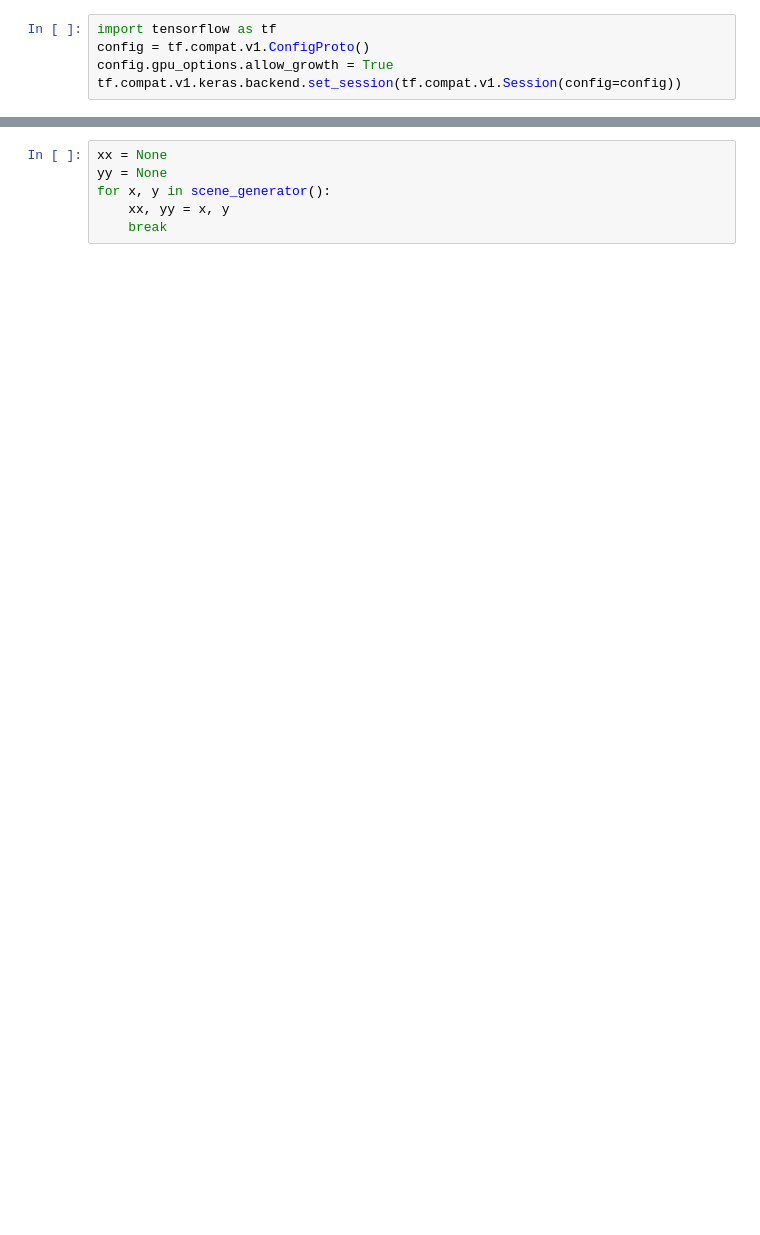
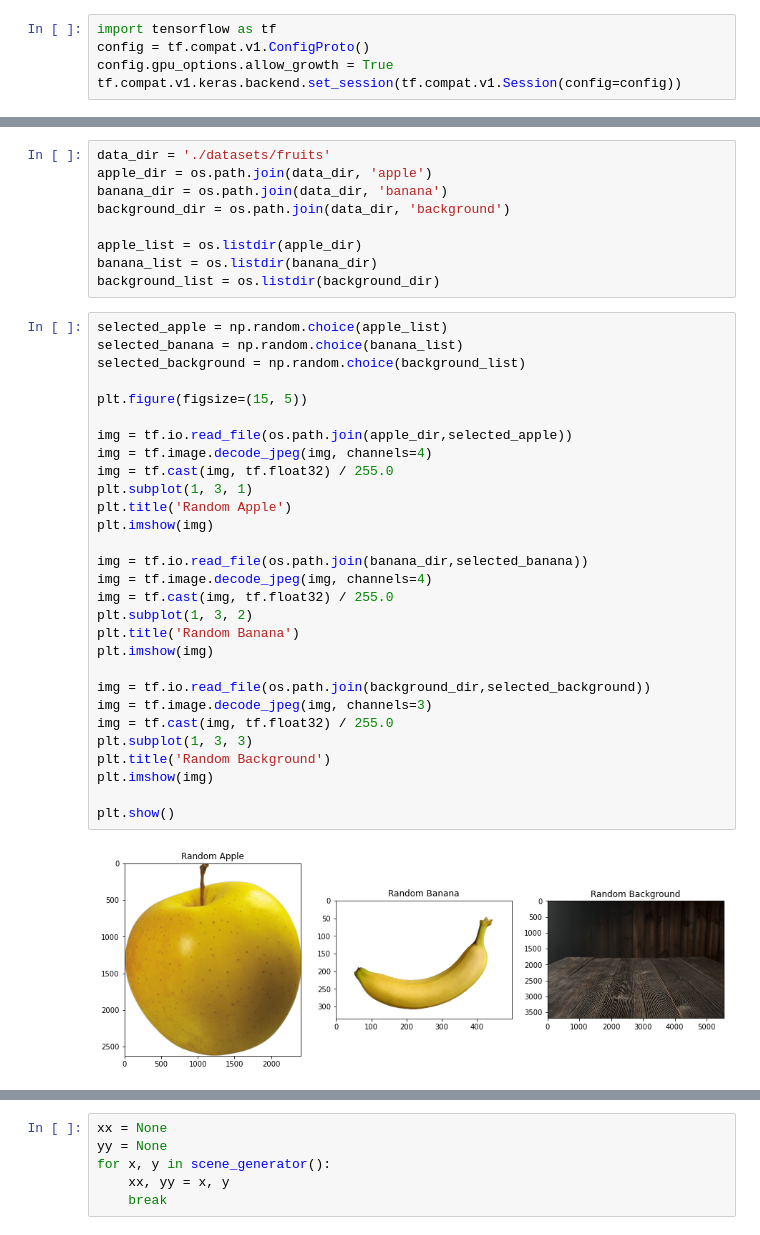
Before and after one commit to gsharansingh/Fruit_localization_and_detection, a Jupyter notebook: object_localization_simple_model.ipynb, the cells around one changed output, grey strips where cells are left out. Drawn from its saved outputs; the diff is of its cells as text; blank space fills up the shorter version.

```diff
--- a/object_localization_simple_model.ipynb
+++ b/object_localization_simple_model.ipynb
@@ -148,0 +59,40 @@ def scene_generator(batch_size=8):
+# %%
+data_dir = './datasets/fruits'
+apple_dir = os.path.join(data_dir, 'apple')
+banana_dir = os.path.join(data_dir, 'banana')
+background_dir = os.path.join(data_dir, 'background')
+
+apple_list = os.listdir(apple_dir)
+banana_list = os.listdir(banana_dir)
+background_list = os.listdir(background_dir)
+# %%
+selected_apple = np.random.choice(apple_list)
+selected_banana = np.random.choice(banana_list)
+selected_background = np.random.choice(background_list)
+
+plt.figure(figsize=(15, 5))
+
+img = tf.io.read_file(os.path.join(apple_dir,selected_apple))
+img = tf.image.decode_jpeg(img, channels=4)
+img = tf.cast(img, tf.float32) / 255.0
+plt.subplot(1, 3, 1)
+plt.title('Random Apple')
+plt.imshow(img)
+
+img = tf.io.read_file(os.path.join(banana_dir,selected_banana))
+img = tf.image.decode_jpeg(img, channels=4)
+img = tf.cast(img, tf.float32) / 255.0
+plt.subplot(1, 3, 2)
+plt.title('Random Banana')
+plt.imshow(img)
+
+img = tf.io.read_file(os.path.join(background_dir,selected_background))
+img = tf.image.decode_jpeg(img, channels=3)
+img = tf.cast(img, tf.float32) / 255.0
+plt.subplot(1, 3, 3)
+plt.title('Random Background')
+plt.imshow(img)
+
+plt.show()
+# %% [output]
+[figure, added]
```
Also changed, not shown: parts of 23 cells of this notebook.
